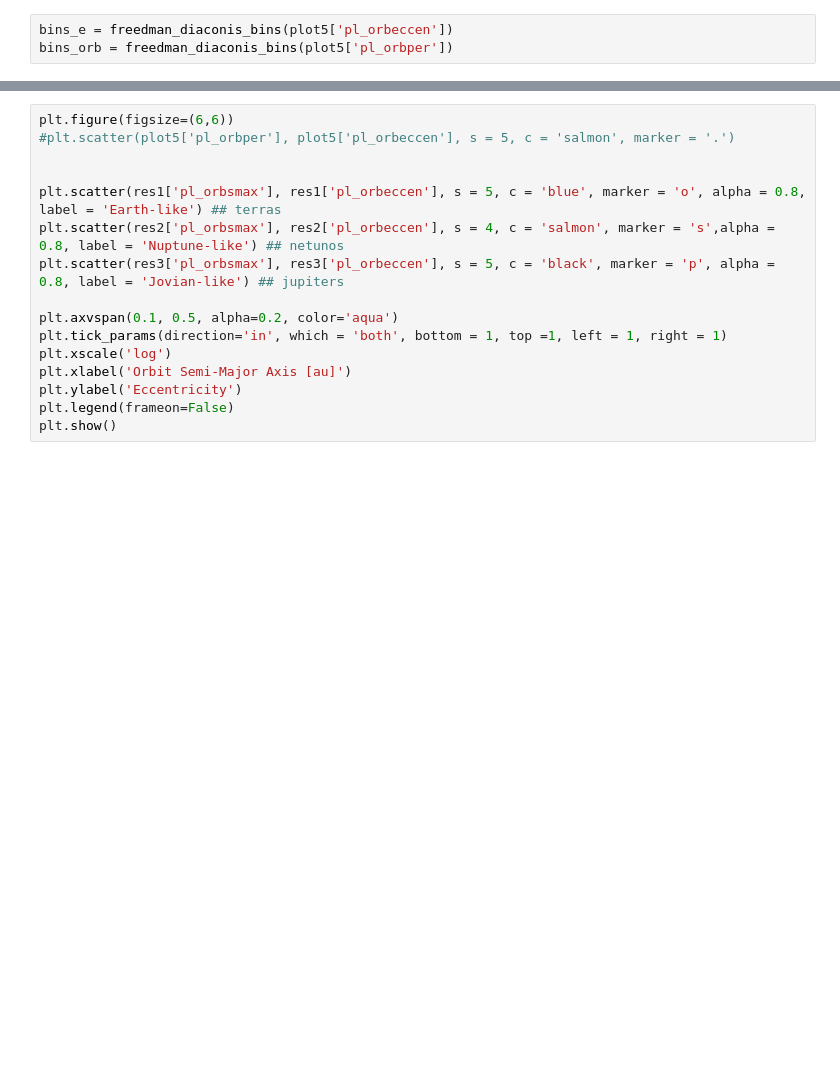
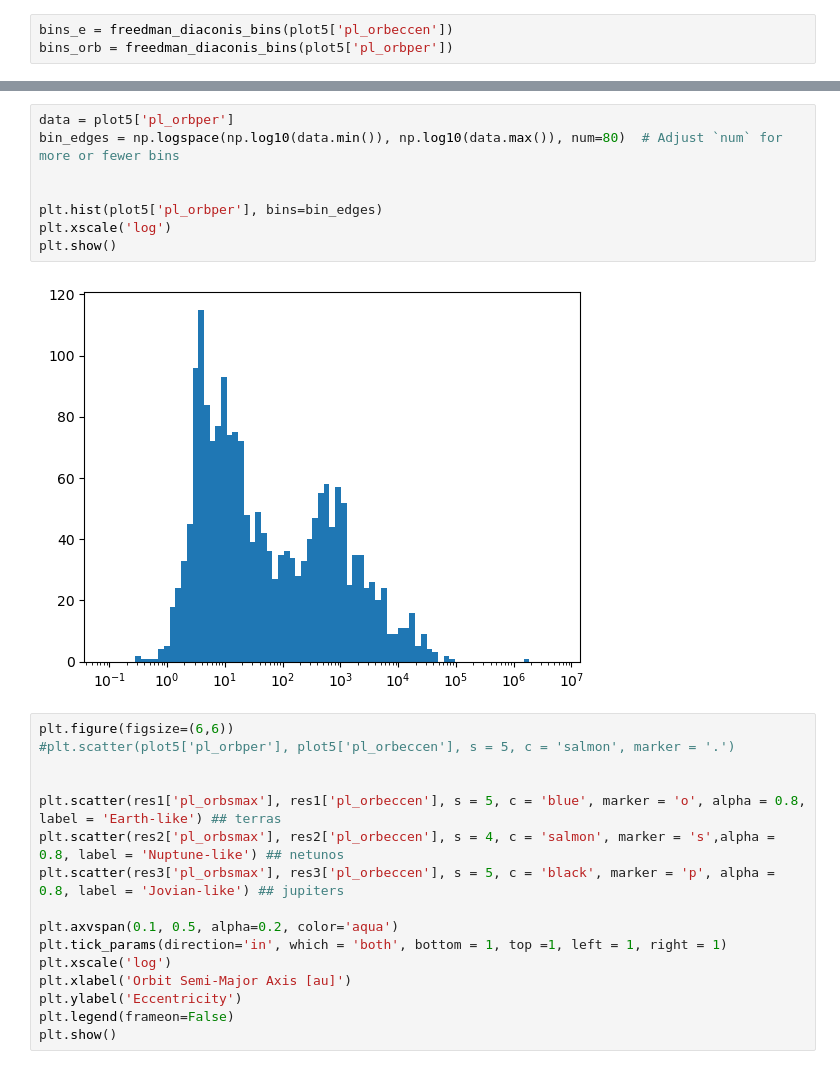
Before and after one commit to ylaksl/Exoplanets-Stats, a Jupyter notebook: exoplanet-stats.ipynb, the cells around one changed output, grey strips where cells are left out. Drawn from its saved outputs; the diff is of its cells as text; blank space fills up the shorter version.

```diff
--- a/exoplanet-stats.ipynb
+++ b/exoplanet-stats.ipynb
@@ -259,3 +270,13 @@ plt.show()
+# %%
+data = plot5['pl_orbper']
+bin_edges = np.logspace(np.log10(data.min()), np.log10(data.max()), num=80)  # Adjust `num` for more or fewer bins
+
+
+plt.hist(plot5['pl_orbper'], bins=bin_edges)
+plt.xscale('log')
+plt.show()
+# %% [output]
+[figure, added]
 # %%
 plt.figure(figsize=(6,6))
 #plt.scatter(plot5['pl_orbper'], plot5['pl_orbeccen'], s = 5, c = 'salmon', marker = '.')
```
Also changed, not shown: parts of 4 cells of this notebook.
